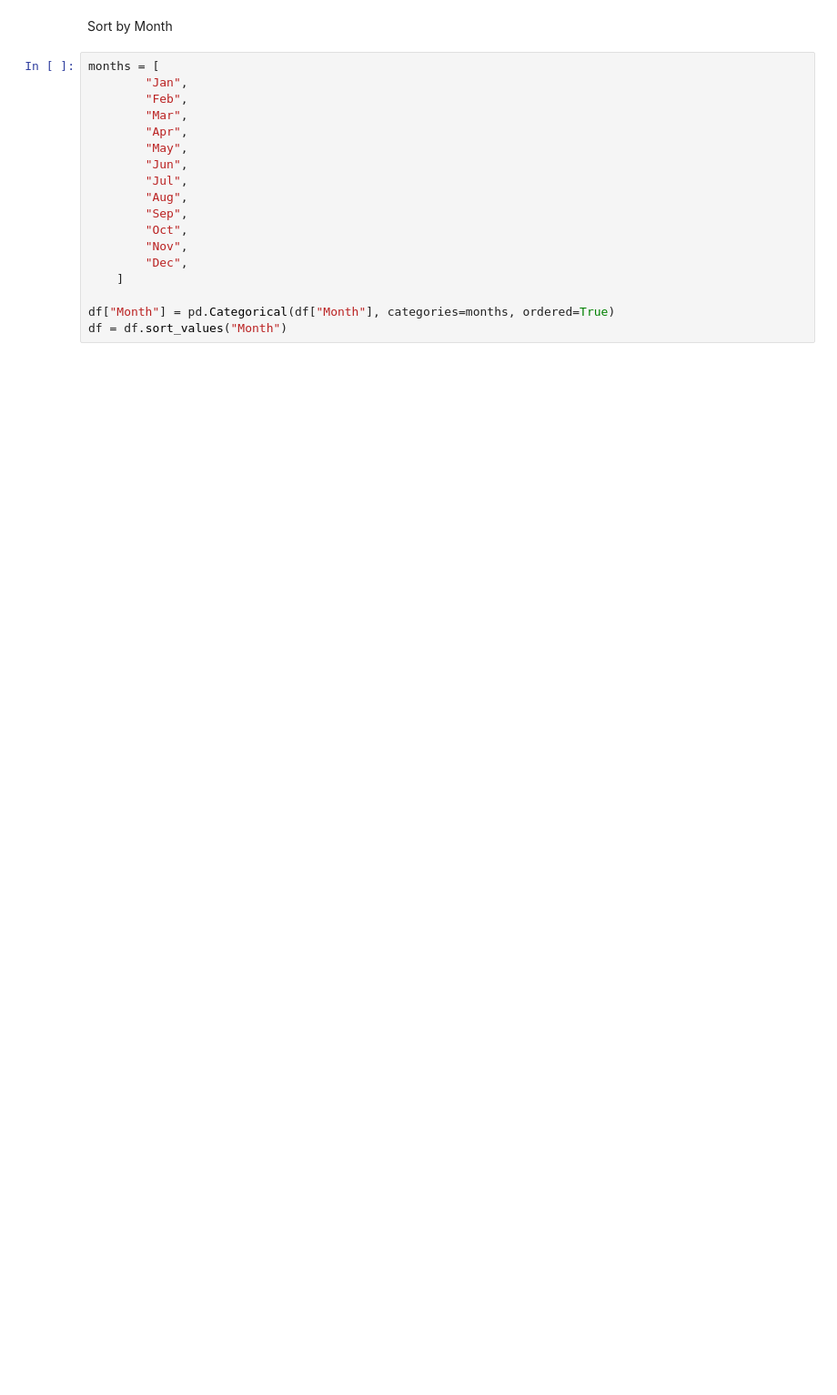
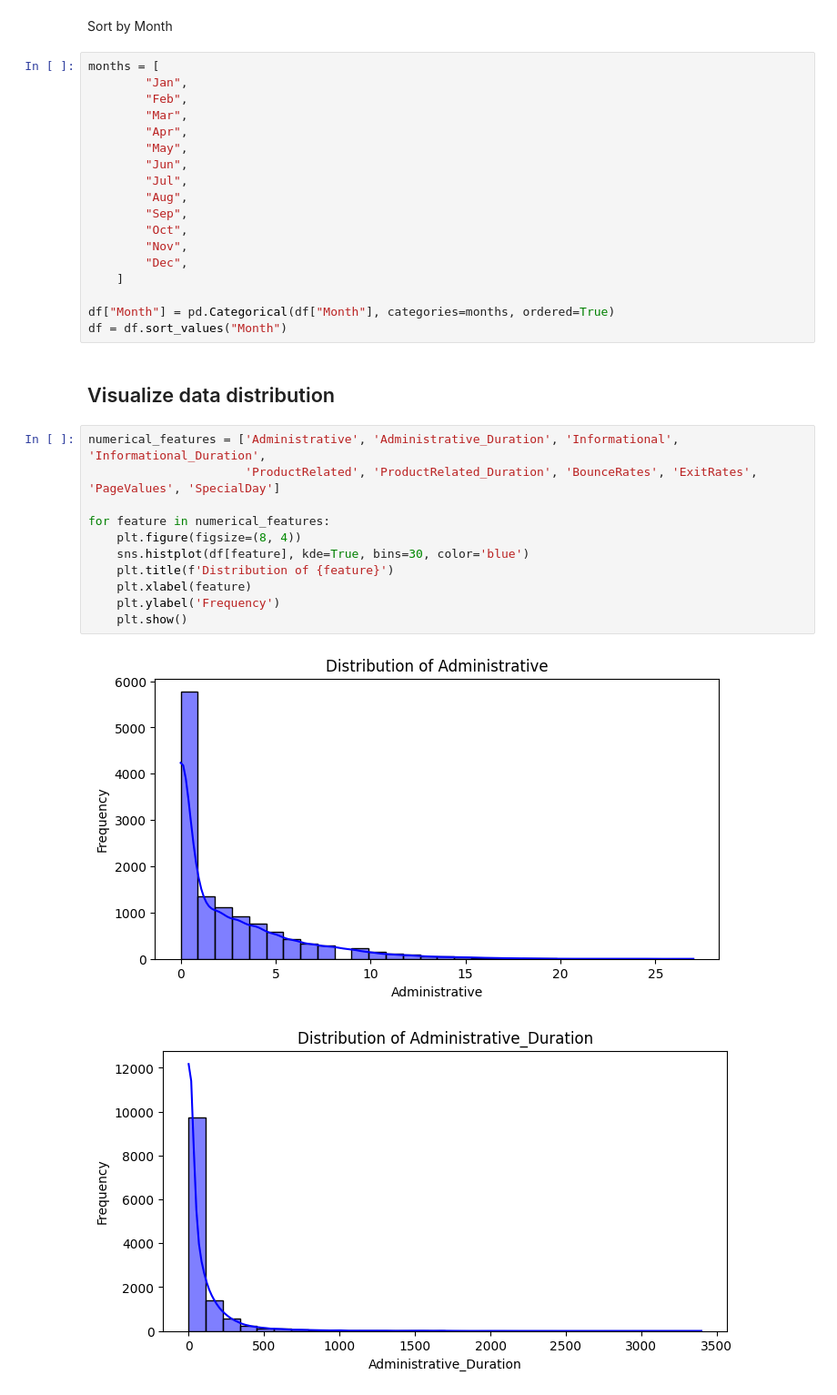
Before and after one commit to dinhminh0307/ASM3-Data-Science, a Jupyter notebook: main.ipynb, the cells around one changed output. Shown: that part at 91% size. Cells and saved outputs as stored; diff of their text form; blank space fills up the shorter version.

Commit message:
feat: graph distribution data

```diff
--- a/main.ipynb
+++ b/main.ipynb
@@ -113,3 +102,19 @@ months = [
 
 df["Month"] = pd.Categorical(df["Month"], categories=months, ordered=True)
 df = df.sort_values("Month")
+# %% [markdown]
+## Visualize data distribution
+# %%
+numerical_features = ['Administrative', 'Administrative_Duration', 'Informational', 'Informational_Duration',
+                      'ProductRelated', 'ProductRelated_Duration', 'BounceRates', 'ExitRates', 'PageValues', 'SpecialDay']
+
+for feature in numerical_features:
+    plt.figure(figsize=(8, 4))
+    sns.histplot(df[feature], kde=True, bins=30, color='blue')
+    plt.title(f'Distribution of {feature}')
+    plt.xlabel(feature)
+    plt.ylabel('Frequency')
+    plt.show()
+# %% [output]
+[figure, added]
+[figure, added]
```
Also changed, not shown: parts of 11 cells of this notebook.
